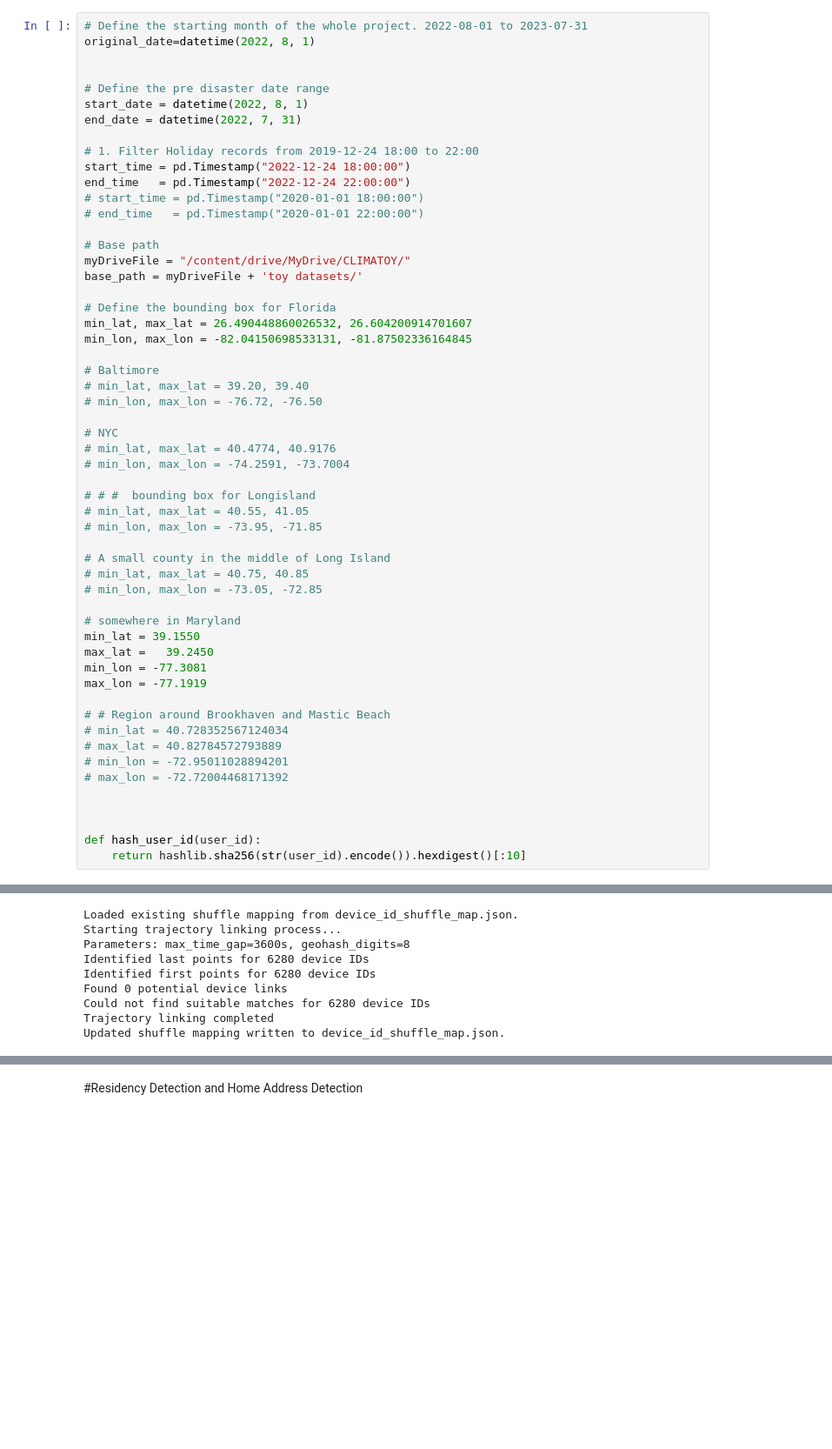
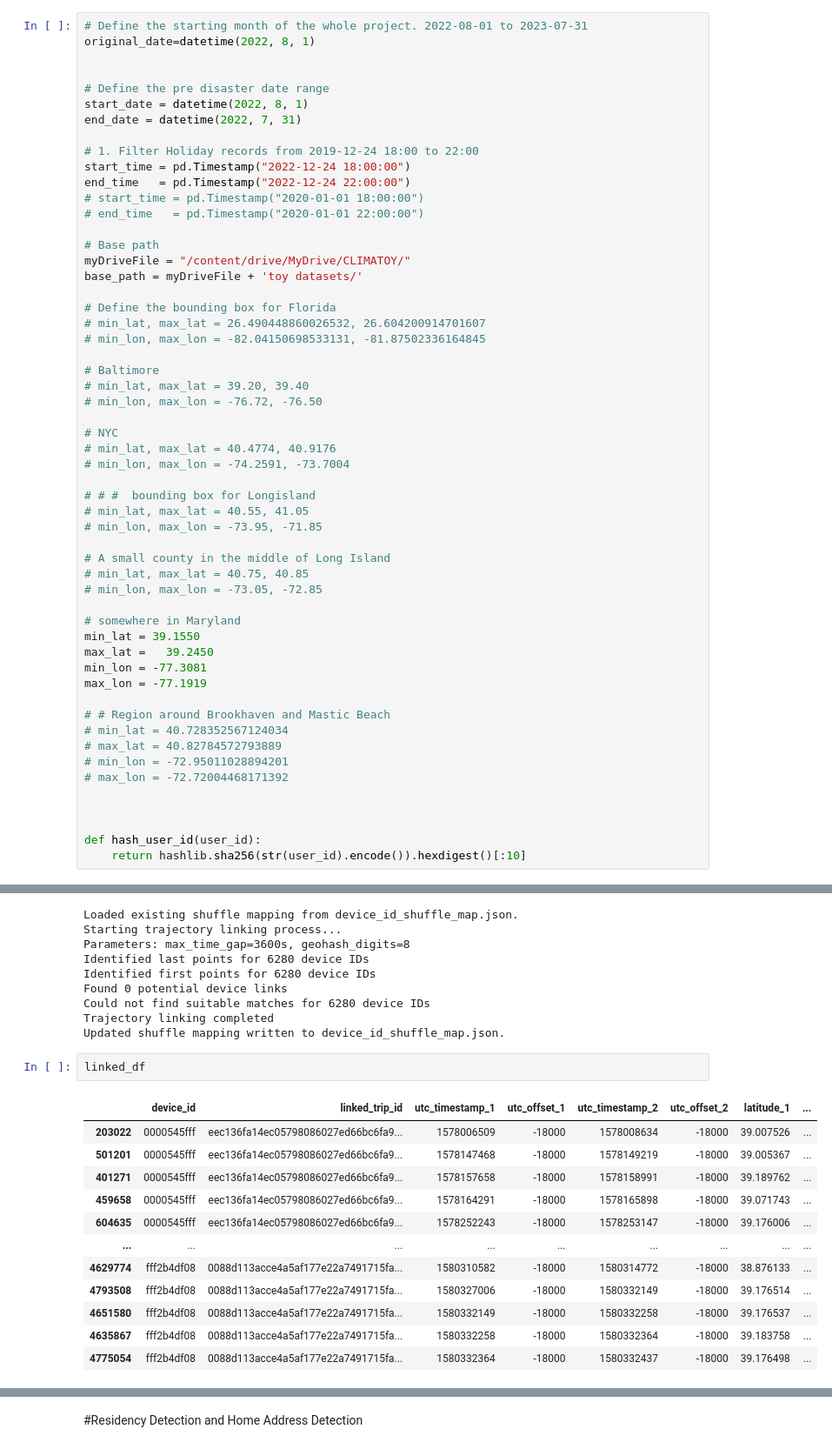
Before and after one commit to SusuXu-s-Lab/CLIMA_WP2, a Jupyter notebook: Network_Building/CLIMA_WP2_0608.ipynb, the cells around one changed output, grey strips where cells are left out. Shown at 87% size. Saved outputs shown, nothing was run; the diff lists cells and outputs as text; blank space fills up the shorter version.

```diff
--- a/Network_Building/CLIMA_WP2_0608.ipynb
+++ b/Network_Building/CLIMA_WP2_0608.ipynb
@@ -87,8 +87,8 @@ myDriveFile = "/content/drive/MyDrive/CLIMATOY/"
 base_path = myDriveFile + 'toy datasets/'
 
 # Define the bounding box for Florida
-min_lat, max_lat = 26.490448860026532, 26.604200914701607
-min_lon, max_lon = -82.04150698533131, -81.87502336164845
+# min_lat, max_lat = 26.490448860026532, 26.604200914701607
+# min_lon, max_lon = -82.04150698533131, -81.87502336164845
 
 # Baltimore
 # min_lat, max_lat = 39.20, 39.40
@@ -492,3 +492,18 @@ Found 0 potential device links
 Could not find suitable matches for 6280 device IDs
 Trajectory linking completed
 Updated shuffle mapping written to device_id_shuffle_map.json.
+# %%
+linked_df
+# %% [output]
+|  | device_id | linked_trip_id | utc_timestamp_1 | utc_offset_1 | utc_timestamp_2 | utc_offset_2 | latitude_1 | ... |
+| 203022 | 0000545fff | eec136fa14ec05798086027ed66bc6fa9... | 1578006509 | -18000 | 1578008634 | -18000 | 39.007526 | ... |
+| 501201 | 0000545fff | eec136fa14ec05798086027ed66bc6fa9... | 1578147468 | -18000 | 1578149219 | -18000 | 39.005367 | ... |
+| 401271 | 0000545fff | eec136fa14ec05798086027ed66bc6fa9... | 1578157658 | -18000 | 1578158991 | -18000 | 39.189762 | ... |
+| 459658 | 0000545fff | eec136fa14ec05798086027ed66bc6fa9... | 1578164291 | -18000 | 1578165898 | -18000 | 39.071743 | ... |
+| 604635 | 0000545fff | eec136fa14ec05798086027ed66bc6fa9... | 1578252243 | -18000 | 1578253147 | -18000 | 39.176006 | ... |
+| ... | ... | ... | ... | ... | ... | ... | ... | ... |
+| 4629774 | fff2b4df08 | 0088d113acce4a5af177e22a7491715fa... | 1580310582 | -18000 | 1580314772 | -18000 | 38.876133 | ... |
+| 4793508 | fff2b4df08 | 0088d113acce4a5af177e22a7491715fa... | 1580327006 | -18000 | 1580332149 | -18000 | 39.176514 | ... |
+| 4651580 | fff2b4df08 | 0088d113acce4a5af177e22a7491715fa... | 1580332149 | -18000 | 1580332258 | -18000 | 39.176537 | ... |
+| 4635867 | fff2b4df08 | 0088d113acce4a5af177e22a7491715fa... | 1580332258 | -18000 | 1580332364 | -18000 | 39.183758 | ... |
+| 4775054 | fff2b4df08 | 0088d113acce4a5af177e22a7491715fa... | 1580332364 | -18000 | 1580332437 | -18000 | 39.176498 | ... |
```
Also changed, not shown: parts of 6 cells of this notebook.
